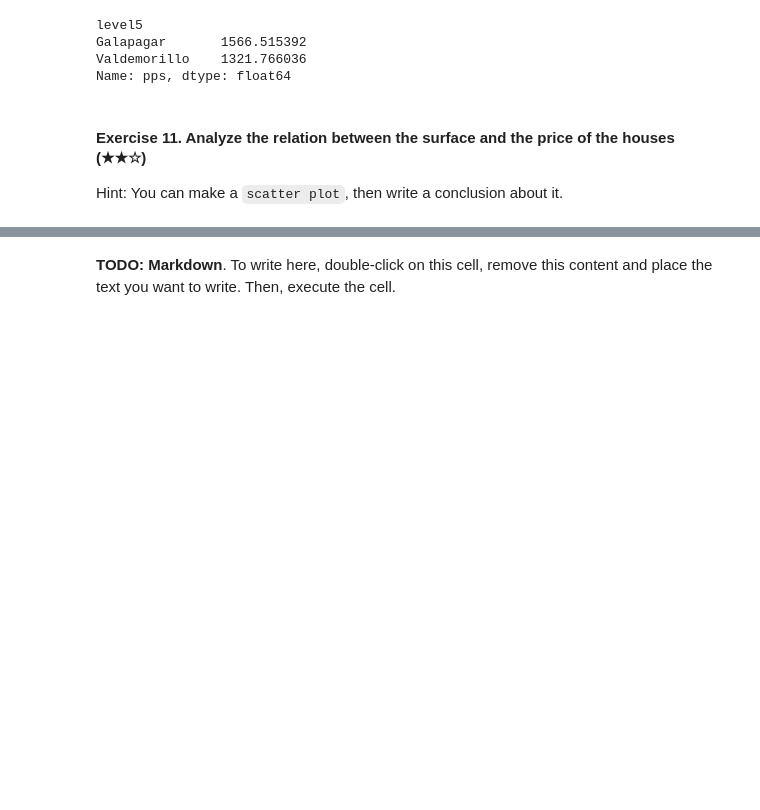
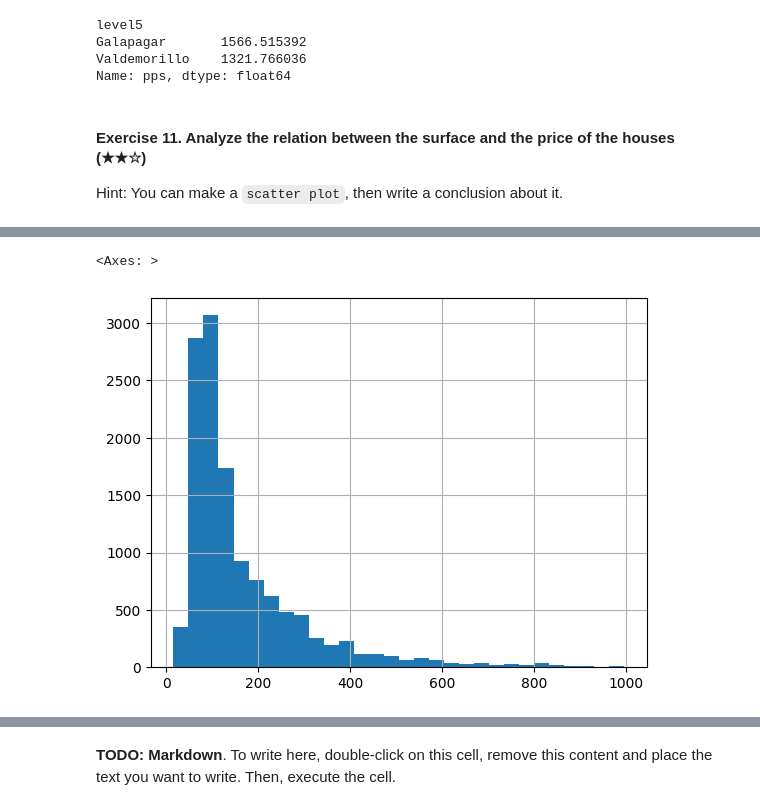
Before and after one commit to ilyasustun/realestate-datacleanup-exercise-ilyas, a Jupyter notebook: project.ipynb, the cells around one changed output, grey strips where cells are left out. Drawn from its saved outputs; the diff is of its cells as text; code cells hidden in the pictures; blank space fills up the shorter version.

```diff
--- a/project.ipynb
+++ b/project.ipynb
@@ -585,0 +635,5 @@ Hint: You can make a `scatter plot`, then write a conclusion about it.
+# %%
+ds_clean['surface'].hist(bins=30)
+# %% [output]
+<Axes: >
+[figure, added]
```
Also changed, not shown: parts of 11 cells of this notebook.
